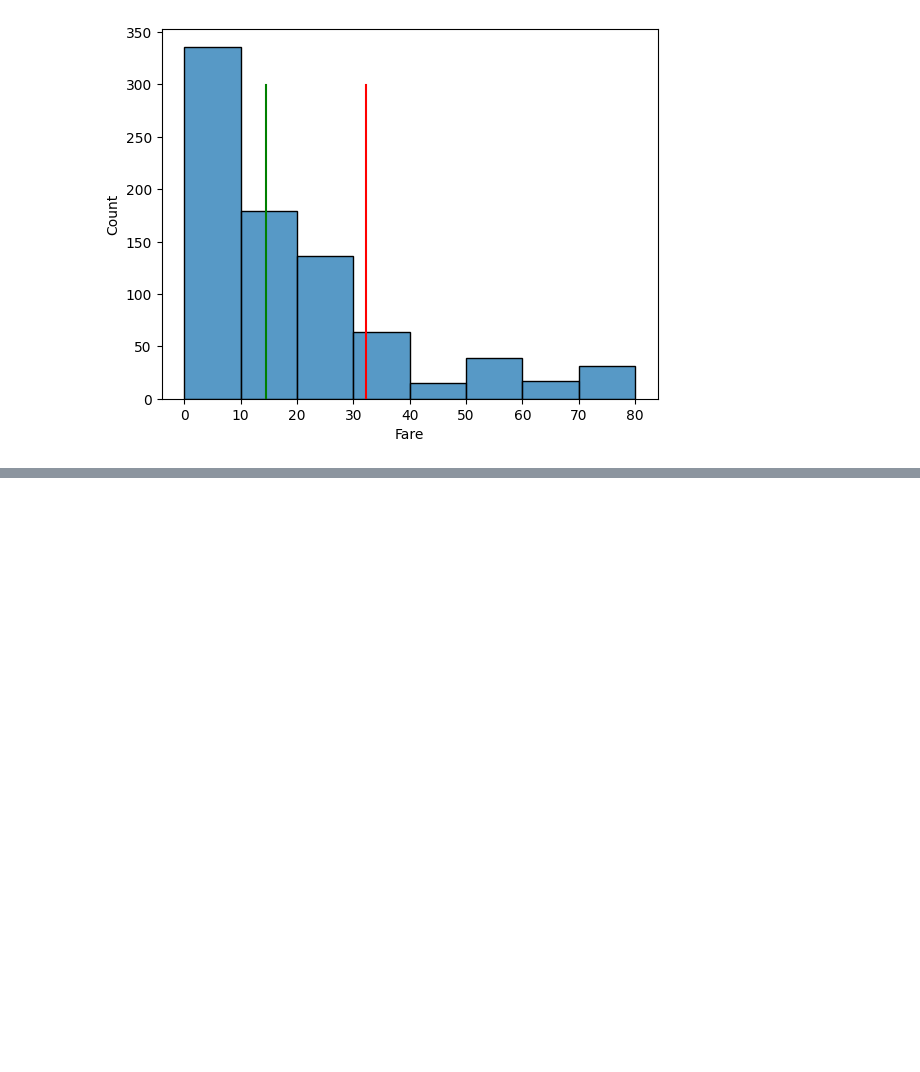
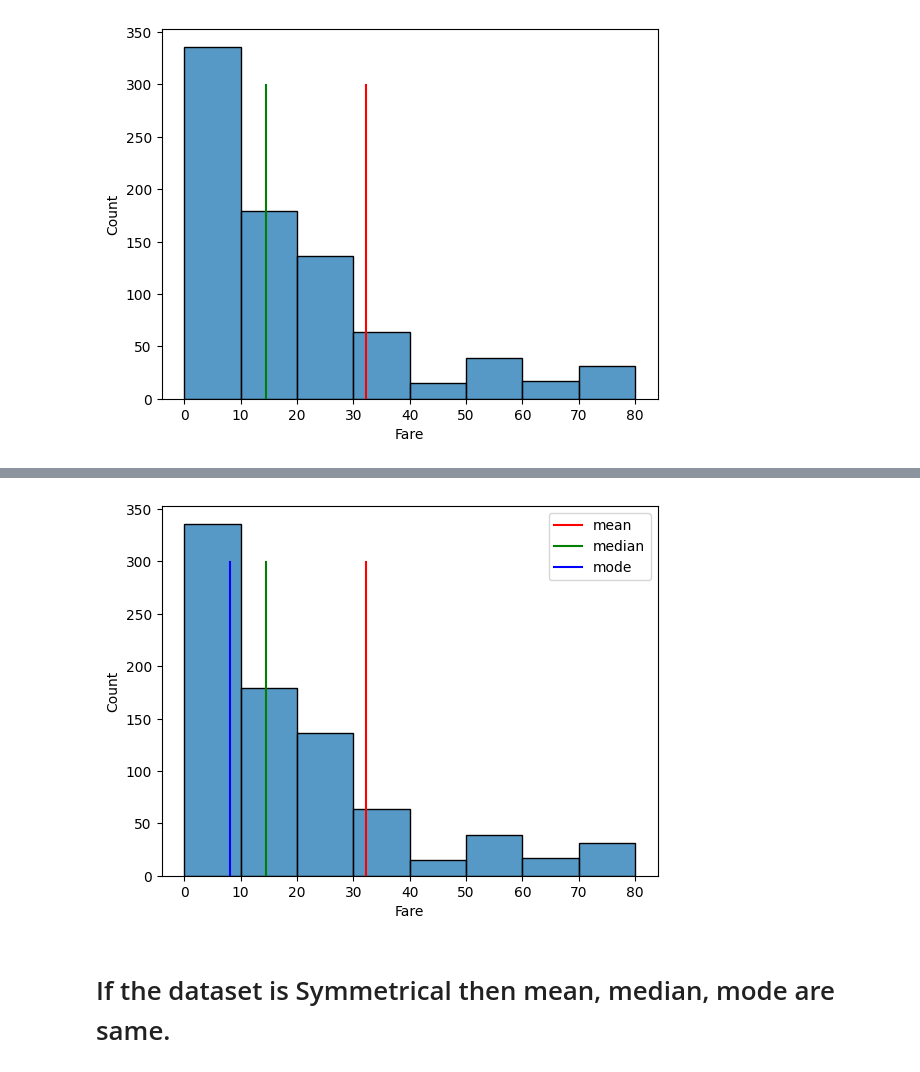
Before and after one commit to Ahiraf/Data_Science_Basics, a Jupyter notebook: Mean_Median_Mode.ipynb, the cells around one changed output, grey strips where cells are left out. Cells and saved outputs as stored; diff of their text form; code cells hidden in the pictures; blank space fills up the shorter version.

```diff
--- a/Mean_Median_Mode.ipynb
+++ b/Mean_Median_Mode.ipynb
@@ -162,0 +170,3 @@ plt.show()
+# %%
+mo1 = dataset["Fare"].mode()[0]
+print(mo1)
@@ -162,0 +195,11 @@ plt.show()
+# %%
+plt.plot([mnFare for i in range(0, 300)], [i for i in range(0, 300)], c = "red", label = "mean")
+plt.plot([mdFare for i in range(0, 300)], [i for i in range(0, 300)], c = "green", label = "median")
+plt.plot([mo1 for i in range(0, 300)], [i for i in range(0, 300)], c = "blue", label = "mode")
+sns.histplot(x = "Fare", data = dataset, bins = [i for i in range(0, 81, 10)])
+plt.legend()
+plt.show()
+# %% [output]
+[figure, added]
+# %% [markdown]
+# If the dataset is Symmetrical then mean, median, mode are same.
```
Also changed, not shown: parts of 5 cells of this notebook.
